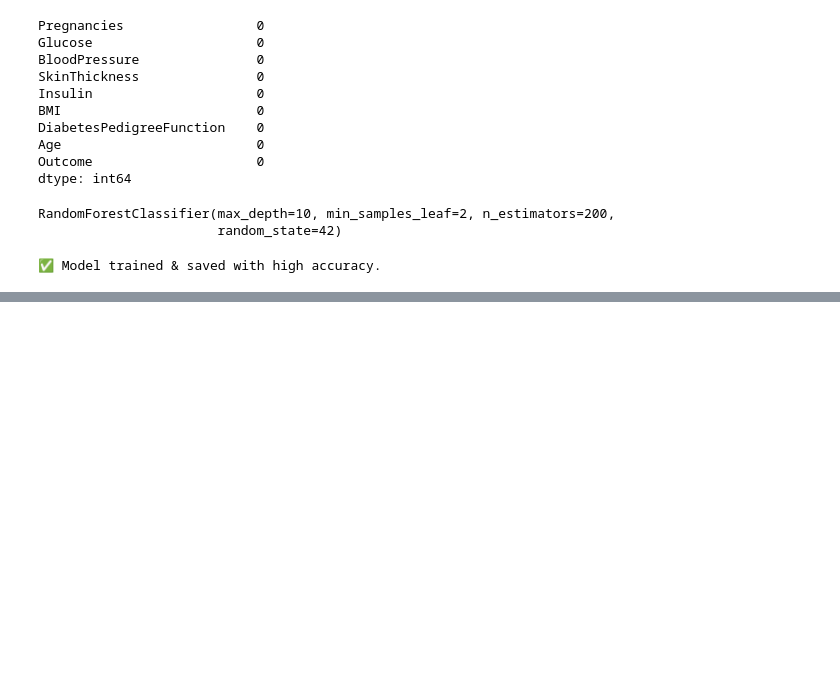
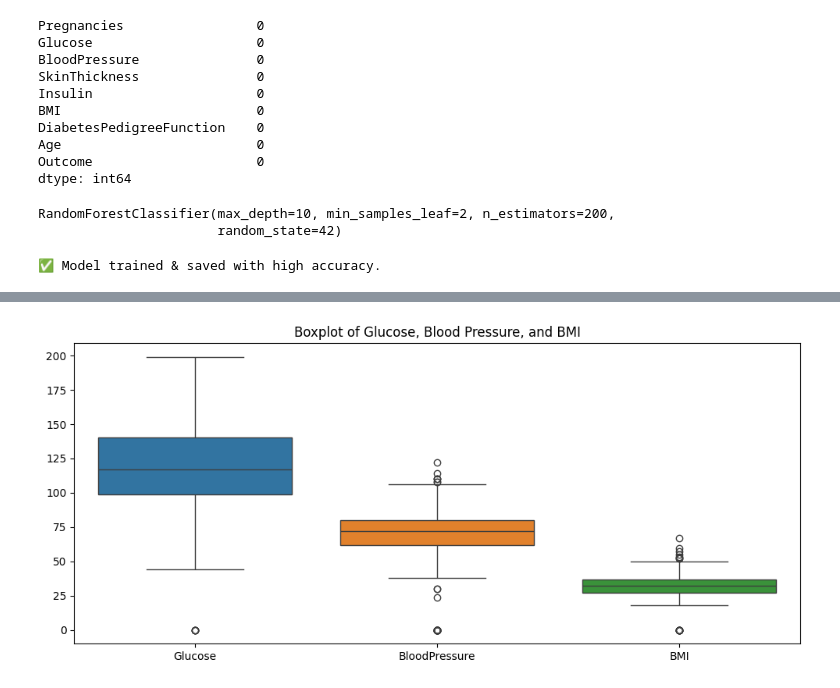
Before and after one commit to Sumit-Agnihotri/Diabetes_Prediction_App, a Jupyter notebook: Diabetes_presiction.ipynb, the cells around one changed output, grey strips where cells are left out. Cells and saved outputs as stored; diff of their text form; code cells hidden in the pictures; blank space fills up the shorter version.

```diff
--- a/Diabetes_presiction.ipynb
+++ b/Diabetes_presiction.ipynb
@@ -88,0 +110,7 @@ print("✅ Model trained & saved with high accuracy.")
+# %%
+plt.figure(figsize=(12,5))
+sns.boxplot(data=dataset[['Glucose', 'BloodPressure', 'BMI']])
+plt.title("Boxplot of Glucose, Blood Pressure, and BMI")
+plt.show()
+# %% [output]
+[figure, added]
```
Also changed, not shown: parts of 4 cells of this notebook.
